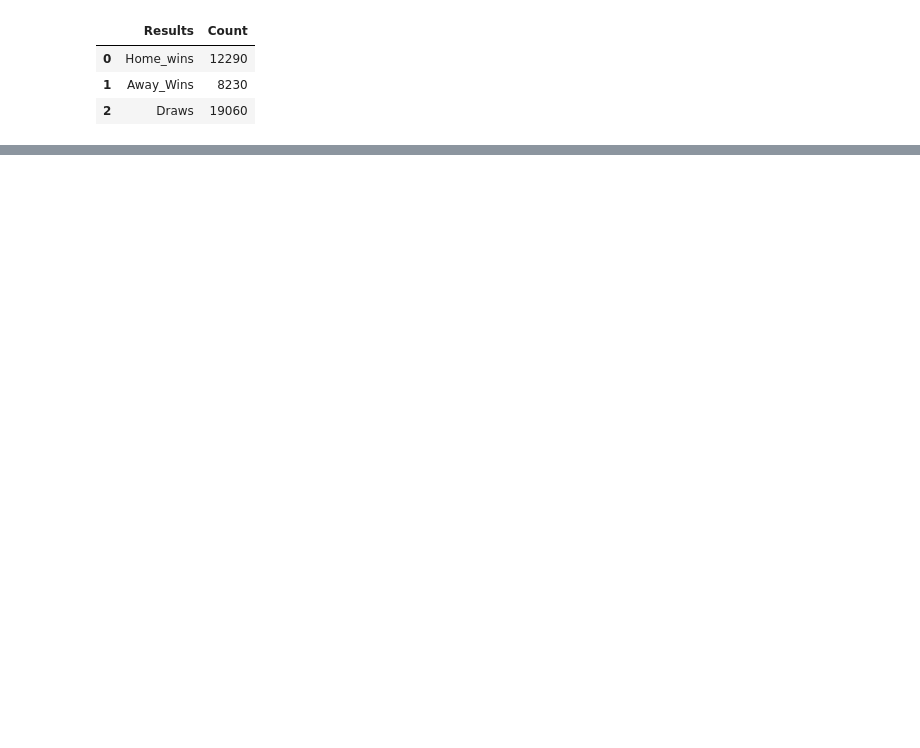
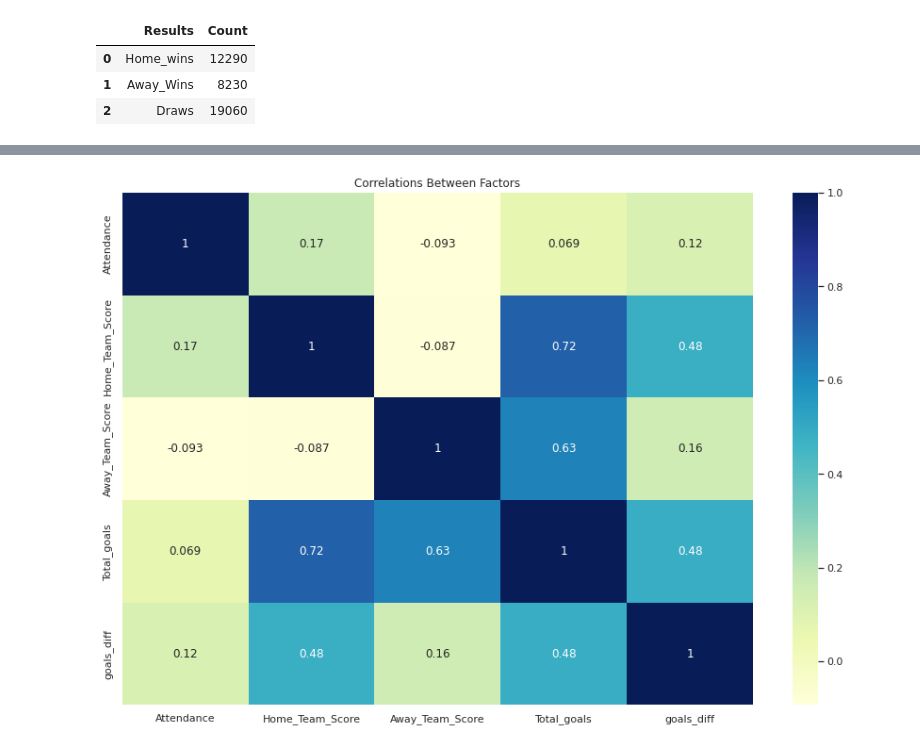
Before and after one commit to MohammedAljaafai/Football_Matches_Recommendation_System_Capstone, a Jupyter notebook: Football_EDA.ipynb, the cells around one changed output, grey strips where cells are left out. Cells and saved outputs as stored; diff of their text form; code cells hidden in the pictures; blank space fills up the shorter version.

```diff
--- a/Football_EDA.ipynb
+++ b/Football_EDA.ipynb
@@ -480,0 +448,18 @@ df.describe()
+# %%
+#Creating A dataframe for the avrage results of each game for all games
+All_games = df.groupby('Game').mean().reset_index()
+All_games['Total_goals'] = All_games['Total_goals'].astype(int)
+All_games['goals_diff'] = All_games['goals_diff'].astype(int)
+All_games['Home_Team_Score'] = All_games['Home_Team_Score'].astype(int)
+All_games['Away_Team_Score'] = All_games['Away_Team_Score'].astype(int)
+All_games['Game_Class']=''
+All_games.sample(5)
+
+for i in range(len(All_games)):
+    if All_games.Total_goals[i] >= 3 and All_games.goals_diff[i] >= 3: #example 3-0 is an open game or 4-1, 5-2, 6-3
+        All_games['Game_Class'][i]='Open_Game'
+    if All_games.Total_goals[i] >= 3 and All_games.goals_diff[i] <= 2: #example 3-1, or 3-2 is a Competitive game or 4-2, 4-3, 5-3, 5-4, 6-4, 3-3, 4-4, 5-5, 6-6
+        All_games['Game_Class'][i]='Competitive_Game'
+    if All_games.Total_goals[i] <= 2: #example 2-0 is a closed game or 1-1, 1-0, 0-0
+        All_games['Game_Class'][i]='Closed_Game'
+All_games.reset_index(drop= True, inplace=True)
@@ -480,0 +505,15 @@ df.describe()
+# %%
+#Creating A dataframe for the avrage results of each game for all games
+df['Total_goals'] = df['Total_goals'].astype(int)
+df['goals_diff'] = df['goals_diff'].astype(int)
+df['Home_Team_Score'] = df['Home_Team_Score'].astype(int)
+df['Away_Team_Score'] = df['Away_Team_Score'].astype(int)
+df['Game_Class']=''
+for i in range(len(df)):
+    if df.Total_goals[i] >= 3 and df.goals_diff[i] >= 3:
+        df['Game_Class'][i]='Open_Game'
+    if df.Total_goals[i] >= 3 and df.goals_diff[i] <= 2:
+        df['Game_Class'][i]='Competitive_Game'
+    if df.Total_goals[i] <= 2:
+        df['Game_Class'][i]='Closed_Game'
+df.reset_index(drop= True, inplace=True)
@@ -665,3 +731,12 @@ fig.update_layout(
 fig.show()
 # %% [output]
 [interactive output not drawn]
+# %%
+corr_matrix=df.corr()
+
+# Create a Chart for the 6 Factors Correlations
+sns.heatmap(corr_matrix, annot = True, cmap="YlGnBu")
+plt.title(('Correlations Between Factors'))
+sns.set(rc={'figure.figsize':(15,10)})
+# %% [output]
+[figure, added]
```
Also changed, not shown: parts of 19 cells of this notebook, 5 other files.
